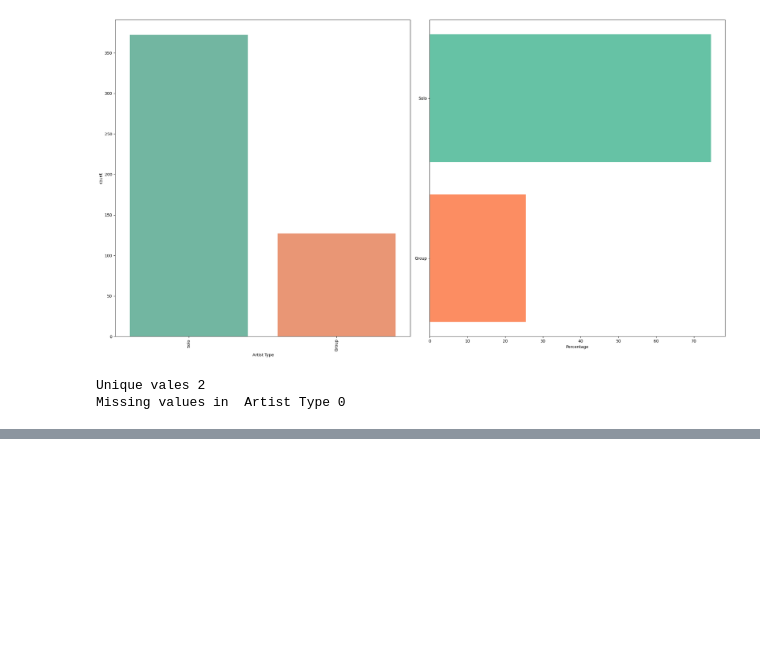
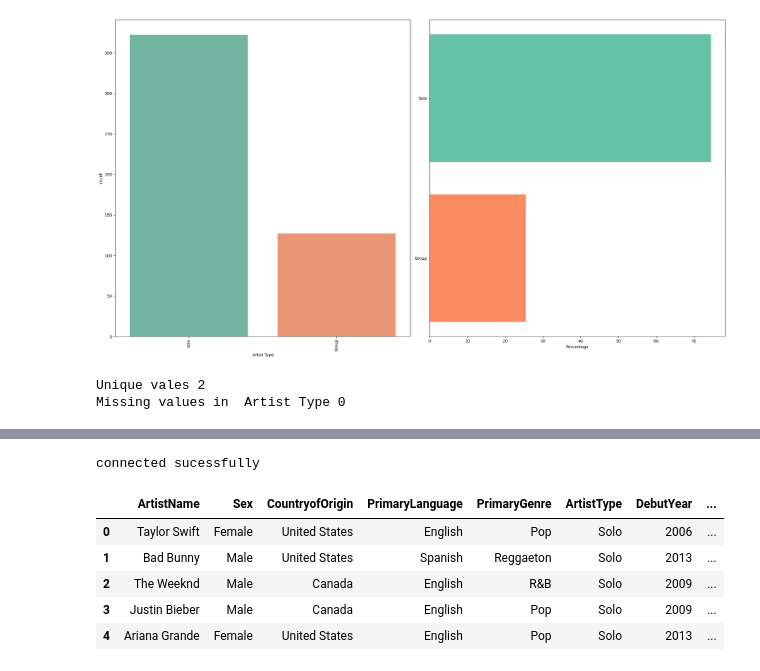
Before and after one commit to satyam2006-cmd/DataForge, a Jupyter notebook: Journey_milestones_and_mini_projects/most-streamed-artist-on-spotify.ipynb, the cells around one changed output, grey strips where cells are left out. Saved outputs shown, nothing was run; the diff lists cells and outputs as text; code cells hidden in the pictures; blank space fills up the shorter version.

```diff
--- a/Journey_milestones_and_mini_projects/most-streamed-artist-on-spotify.ipynb
+++ b/Journey_milestones_and_mini_projects/most-streamed-artist-on-spotify.ipynb
@@ -174,0 +193,27 @@ Missing values in  Artist Type 0
+# %%
+df.to_sql(
+    "streams_on_spotify",
+    conn,
+    if_exists="replace",
+    index=False
+)
+print("connected sucessfully")
+# %% [output]
+connected sucessfully
+# %%
+query = """
+SELECT *
+FROM streams_on_spotify
+LIMIT 5;
+"""
+
+result = pd.read_sql_query(query, conn)
+
+result
+# %% [output]
+|  | ArtistName | Sex | CountryofOrigin | PrimaryLanguage | PrimaryGenre | ArtistType | DebutYear | ... |
+| 0 | Taylor Swift | Female | United States | English | Pop | Solo | 2006 | ... |
+| 1 | Bad Bunny | Male | United States | Spanish | Reggaeton | Solo | 2013 | ... |
+| 2 | The Weeknd | Male | Canada | English | R&B | Solo | 2009 | ... |
+| 3 | Justin Bieber | Male | Canada | English | Pop | Solo | 2009 | ... |
+| 4 | Ariana Grande | Female | United States | English | Pop | Solo | 2013 | ... |
```
Also changed, not shown: parts of 7 cells of this notebook.
